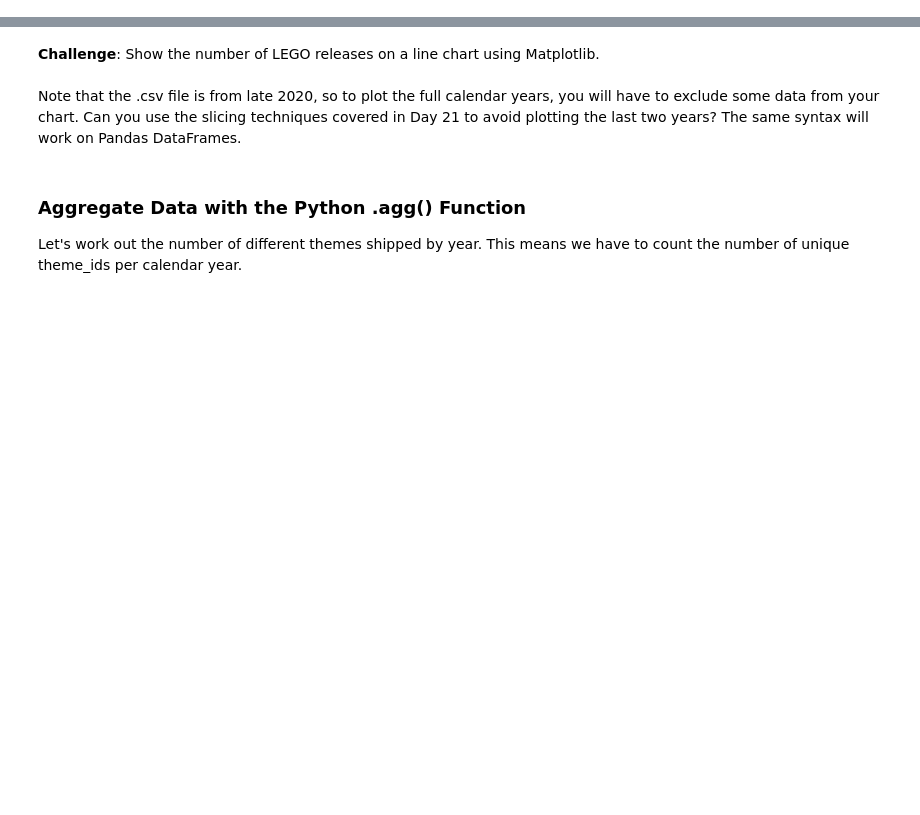
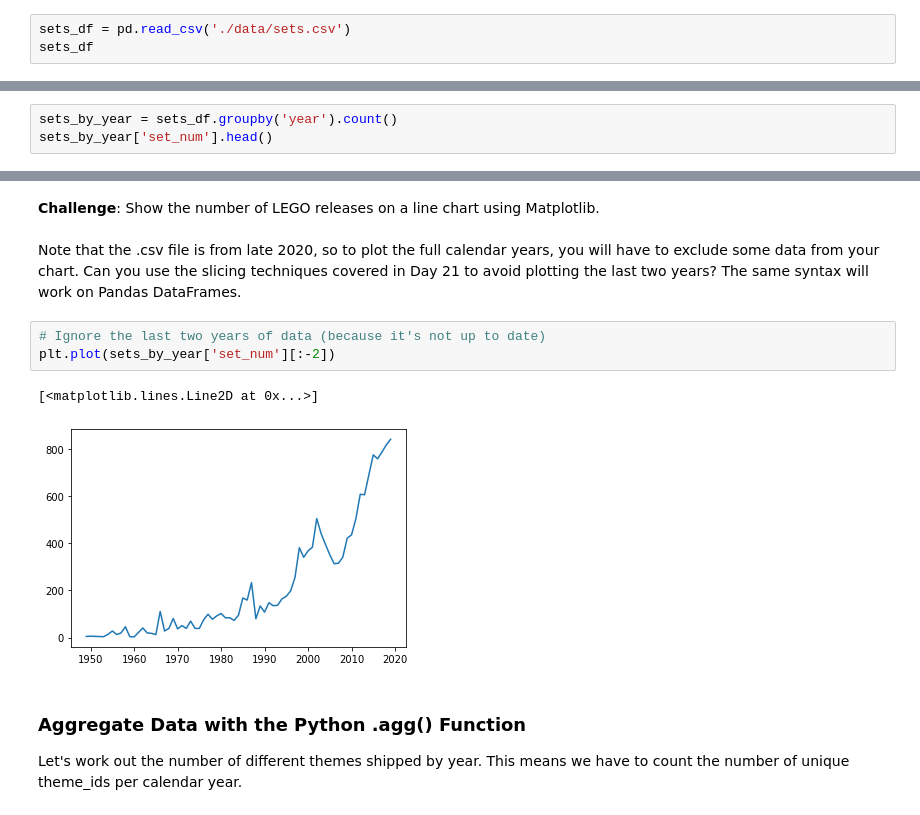
Before and after one commit to SadSack963/day-73_LEGO_aggregate, a Jupyter notebook: Lego_Analysis_for_Course_(start).ipynb, the cells around one changed output, grey strips where cells are left out. Saved outputs shown, nothing was run; the diff lists cells and outputs as text; blank space fills up the shorter version.

```diff
--- a/Lego_Analysis_for_Course_(start).ipynb
+++ b/Lego_Analysis_for_Course_(start).ipynb
@@ -41,3 +98,6 @@ A lego set is a particular box of LEGO or product. Therefore, a single theme typ
 The <code>sets.csv</code> data contains a list of sets over the years and the number of parts that each of these sets contained.
 
 **Challenge**: Read the sets.csv data and take a look at the first and last couple of rows.
+# %%
+sets_df = pd.read_csv('./data/sets.csv')
+sets_df
@@ -50,2 +178,5 @@ The <code>sets.csv</code> data contains a list of sets over the years and the nu
 # %% [markdown]
 **Challenge**: Use <code>.groupby()</code> and <code>.count()</code> to show the number of LEGO sets released year-on-year. How do the number of sets released in 1955 compare to the number of sets released in 2019?
+# %%
+sets_by_year = sets_df.groupby('year').count()
+sets_by_year['set_num'].head()
@@ -53,6 +202,12 @@ The <code>sets.csv</code> data contains a list of sets over the years and the nu
 **Challenge**: Show the number of LEGO releases on a line chart using Matplotlib. <br>
 <br>
 Note that the .csv file is from late 2020, so to plot the full calendar years, you will have to exclude some data from your chart. Can you use the slicing techniques covered in Day 21 to avoid plotting the last two years? The same syntax will work on Pandas DataFrames.
+# %%
+# Ignore the last two years of data (because it's not up to date)
+plt.plot(sets_by_year['set_num'][:-2])
+# %% [output]
+[<matplotlib.lines.Line2D at 0x...>]
+[figure, added]
 # %% [markdown]
 ### Aggregate Data with the Python .agg() Function
 
```
Also changed, not shown: parts of 19 cells of this notebook.
